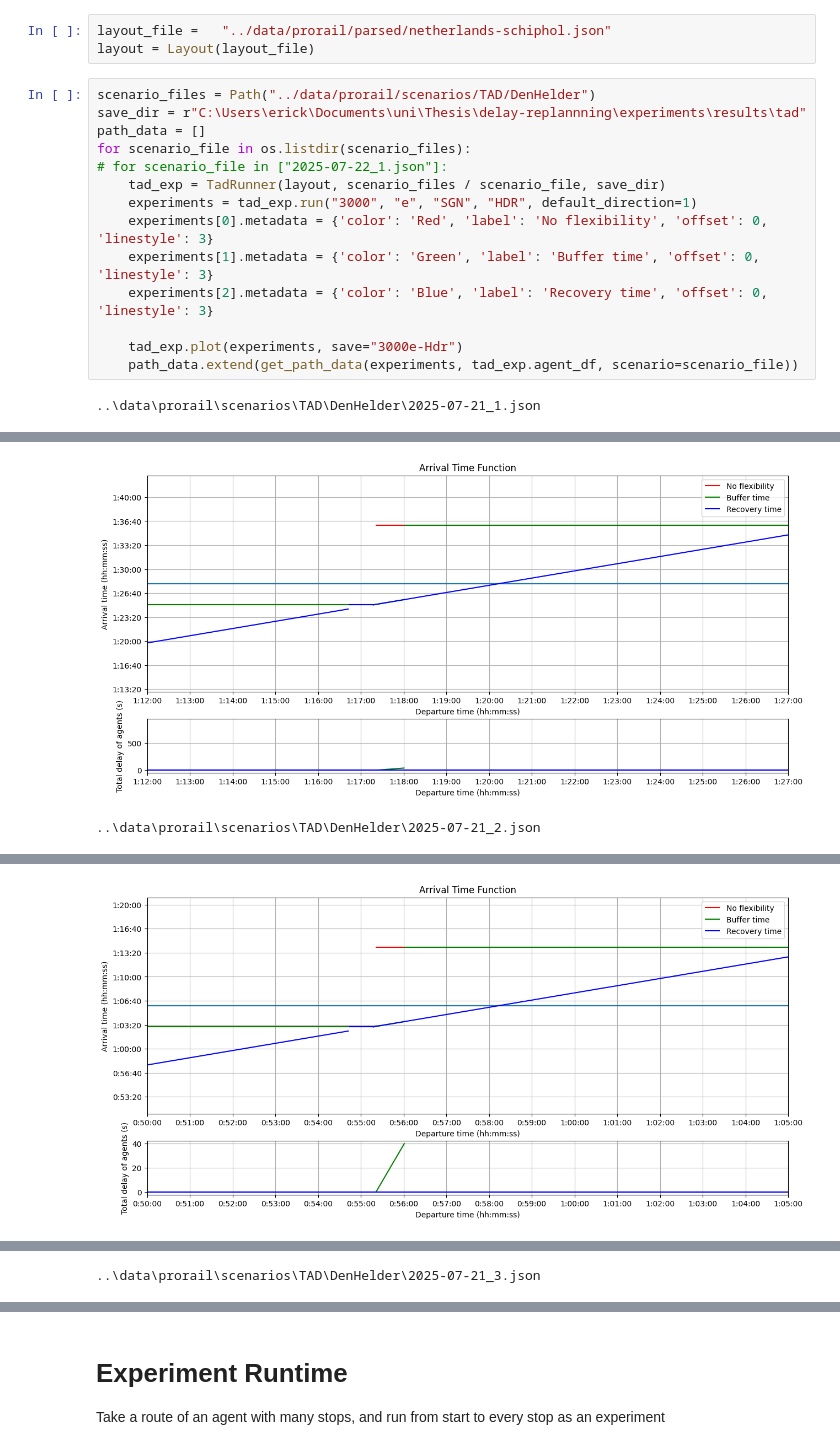
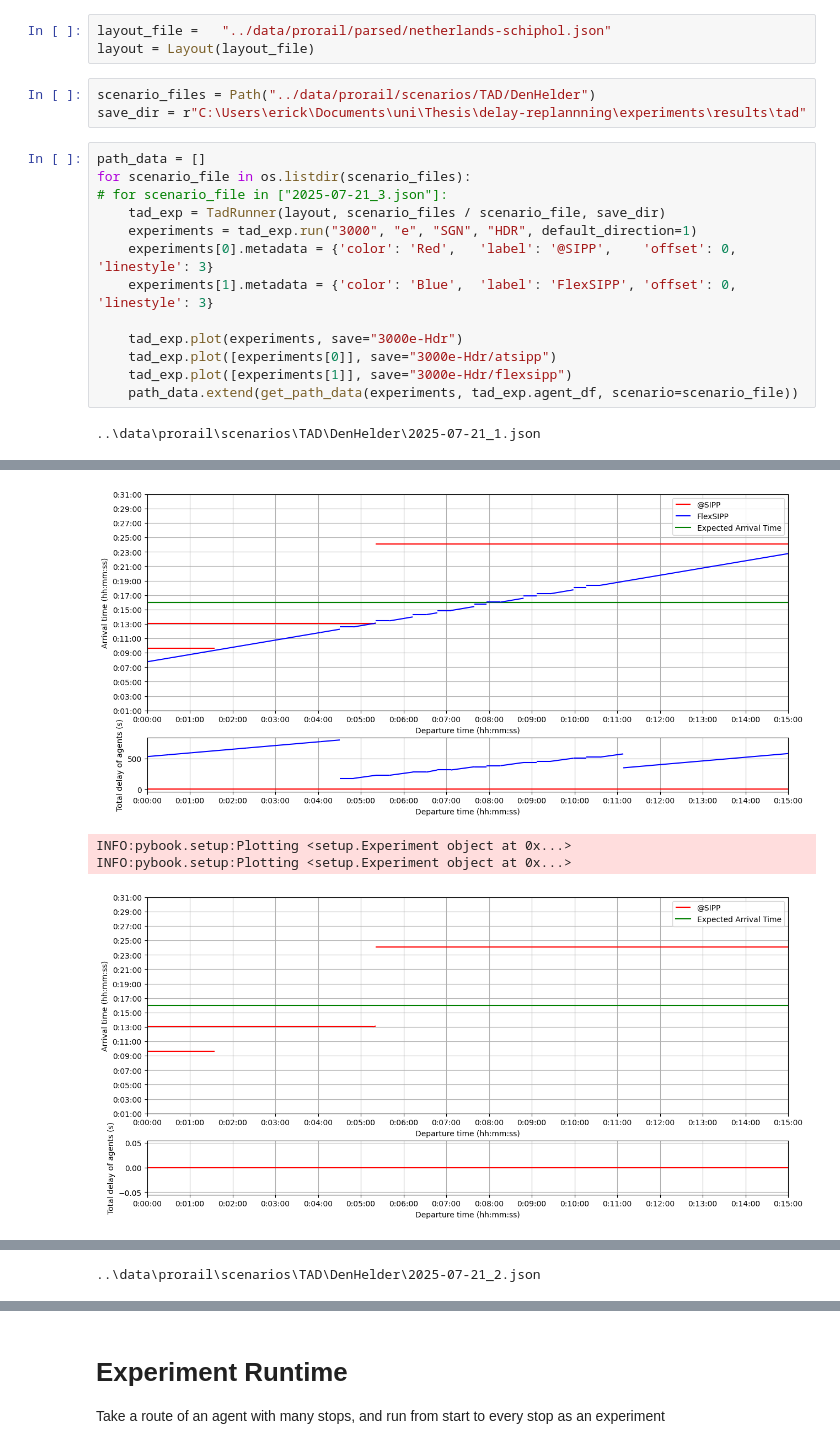
Before and after one commit to GoodGuyMe/delay-replanning-slack, a Jupyter notebook: experiments/tadDenHelder.ipynb, the cells around one changed output, grey strips where cells are left out. Saved outputs shown, nothing was run; the diff lists cells and outputs as text.

```diff
--- a/experiments/tadDenHelder.ipynb
+++ b/experiments/tadDenHelder.ipynb
@@ -31,19 +35,21 @@ Calculate the layout of the dutch railway system
 # %%
 layout_file =   "../data/prorail/parsed/netherlands-schiphol.json"
 layout = Layout(layout_file)
+# %%
+scenario_files = Path("../data/prorail/scenarios/TAD/DenHelder")
+save_dir = r"C:\Users\erick\Documents\uni\Thesis\delay-replannning\experiments\results\tad"
 # %%
-scenario_files = Path("../data/prorail/scenarios/TAD/DenHelder")
-save_dir = r"C:\Users\erick\Documents\uni\Thesis\delay-replannning\experiments\results\tad"
 path_data = []
 for scenario_file in os.listdir(scenario_files):
-# for scenario_file in ["2025-07-22_1.json"]:
+# for scenario_file in ["2025-07-21_3.json"]:
     tad_exp = TadRunner(layout, scenario_files / scenario_file, save_dir)
     experiments = tad_exp.run("3000", "e", "SGN", "HDR", default_direction=1)
-    experiments[0].metadata = {'color': 'Red', 'label': 'No flexibility', 'offset': 0, 'linestyle': 3}
-    experiments[1].metadata = {'color': 'Green', 'label': 'Buffer time', 'offset': 0,  'linestyle': 3}
-    experiments[2].metadata = {'color': 'Blue', 'label': 'Recovery time', 'offset': 0, 'linestyle': 3}
+    experiments[0].metadata = {'color': 'Red',   'label': '@SIPP',    'offset': 0, 'linestyle': 3}
+    experiments[1].metadata = {'color': 'Blue',  'label': 'FlexSIPP', 'offset': 0, 'linestyle': 3}
 
     tad_exp.plot(experiments, save="3000e-Hdr")
+    tad_exp.plot([experiments[0]], save="3000e-Hdr/atsipp")
+    tad_exp.plot([experiments[1]], save="3000e-Hdr/flexsipp")
     path_data.extend(get_path_data(experiments, tad_exp.agent_df, scenario=scenario_file))
 # %% [output]
 ..\data\prorail\scenarios\TAD\DenHelder\2025-07-21_1.json
@@ -63,6 +68,8 @@ INFO:pybook.setup:cats: [('-inf', '4636.72', '5102.07', '5102.07'), ('4636.72',
 INFO:pybook.setup:Plotting <setup.Experiment object at 0x...>
 INFO:pybook.setup:Plotting <setup.Experiment object at 0x...>
 INFO:pybook.setup:Plotting <setup.Experiment object at 0x...>
 INFO:pybook.setup:Plotting <setup.Experiment object at 0x...>
-[figure, old version]
+[figure, new version]
-..\data\prorail\scenarios\TAD\DenHelder\2025-07-21_2.json
+INFO:pybook.setup:Plotting <setup.Experiment object at 0x...>
+INFO:pybook.setup:Plotting <setup.Experiment object at 0x...>
+[figure, new version]
@@ -86 +77,0 @@ INFO:pybook.setup:Plotting <setup.Experiment object at 0x...>
-[figure, old version]
@@ -87 +79 @@ INFO:pybook.setup:Plotting <setup.Experiment object at 0x...>
-..\data\prorail\scenarios\TAD\DenHelder\2025-07-21_3.json
+..\data\prorail\scenarios\TAD\DenHelder\2025-07-21_2.json
```
Also changed, not shown: parts of 10 cells of this notebook, 8 other files.
